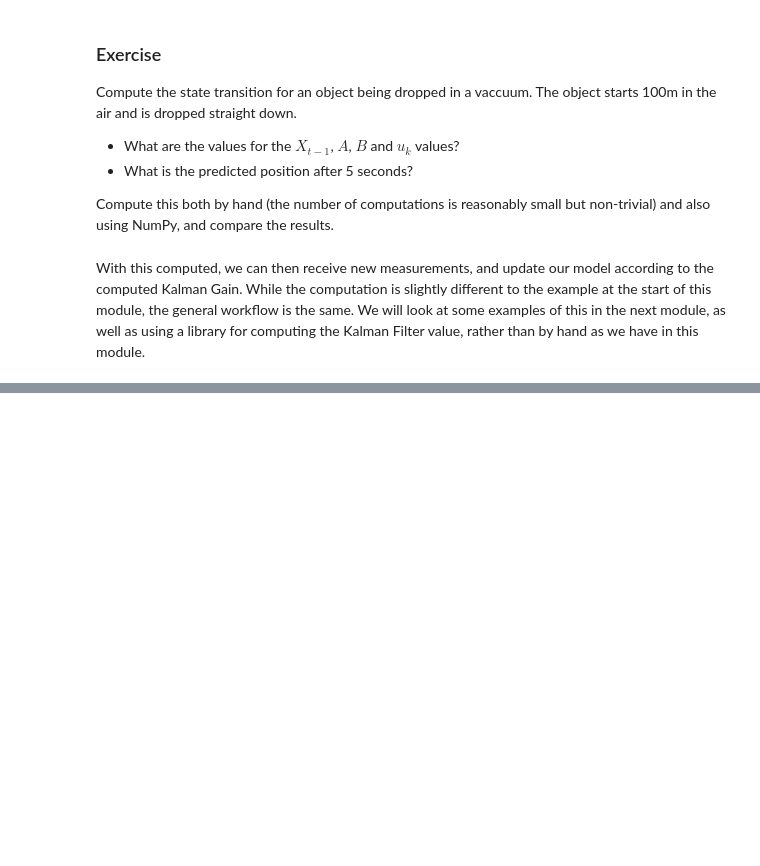
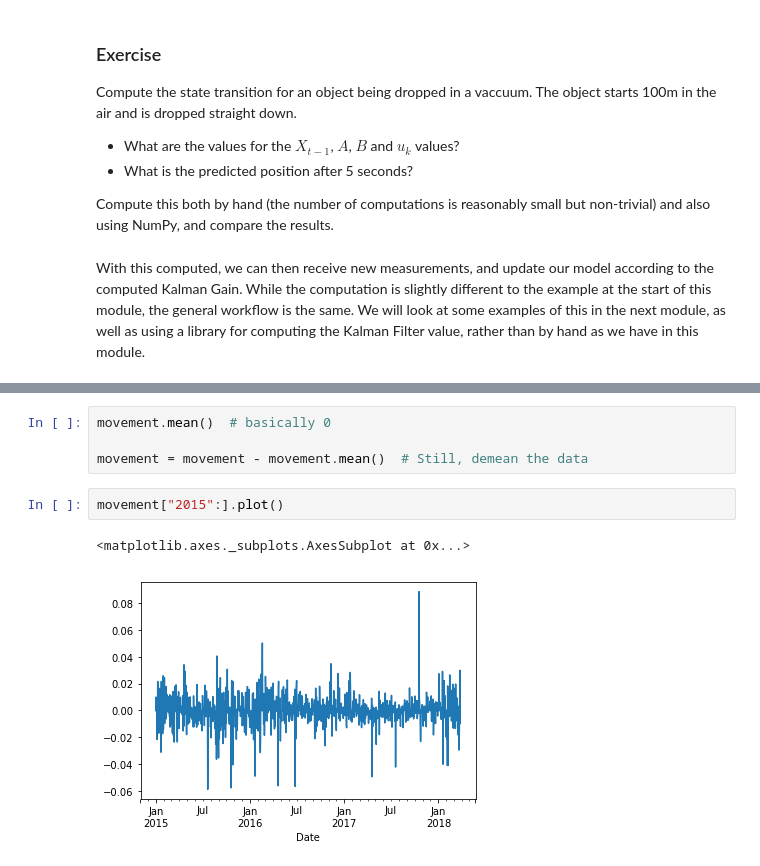
Before and after one commit to PythonCharmers/QuantFinance, a Jupyter notebook: notebooks/ready_for_review/Module 1.7.1 - Kalman Filter Introduction.ipynb, the cells around one changed output, grey strips where cells are left out. Cells and saved outputs as stored; diff of their text form; blank space fills up the shorter version.

```diff
--- a/notebooks/ready_for_review/Module 1.7.1 - Kalman Filter Introduction.ipynb
+++ b/notebooks/ready_for_review/Module 1.7.1 - Kalman Filter Introduction.ipynb
@@ -208,0 +240,9 @@ With this computed, we can then receive new measurements, and update our model a
+# %%
+movement.mean()  # basically 0
+
+movement = movement - movement.mean()  # Still, demean the data
+# %%
+movement["2015":].plot()
+# %% [output]
+<matplotlib.axes._subplots.AxesSubplot at 0x...>
+[figure, added]
```
Also changed, not shown: parts of 16 cells of this notebook, 1 other file.
